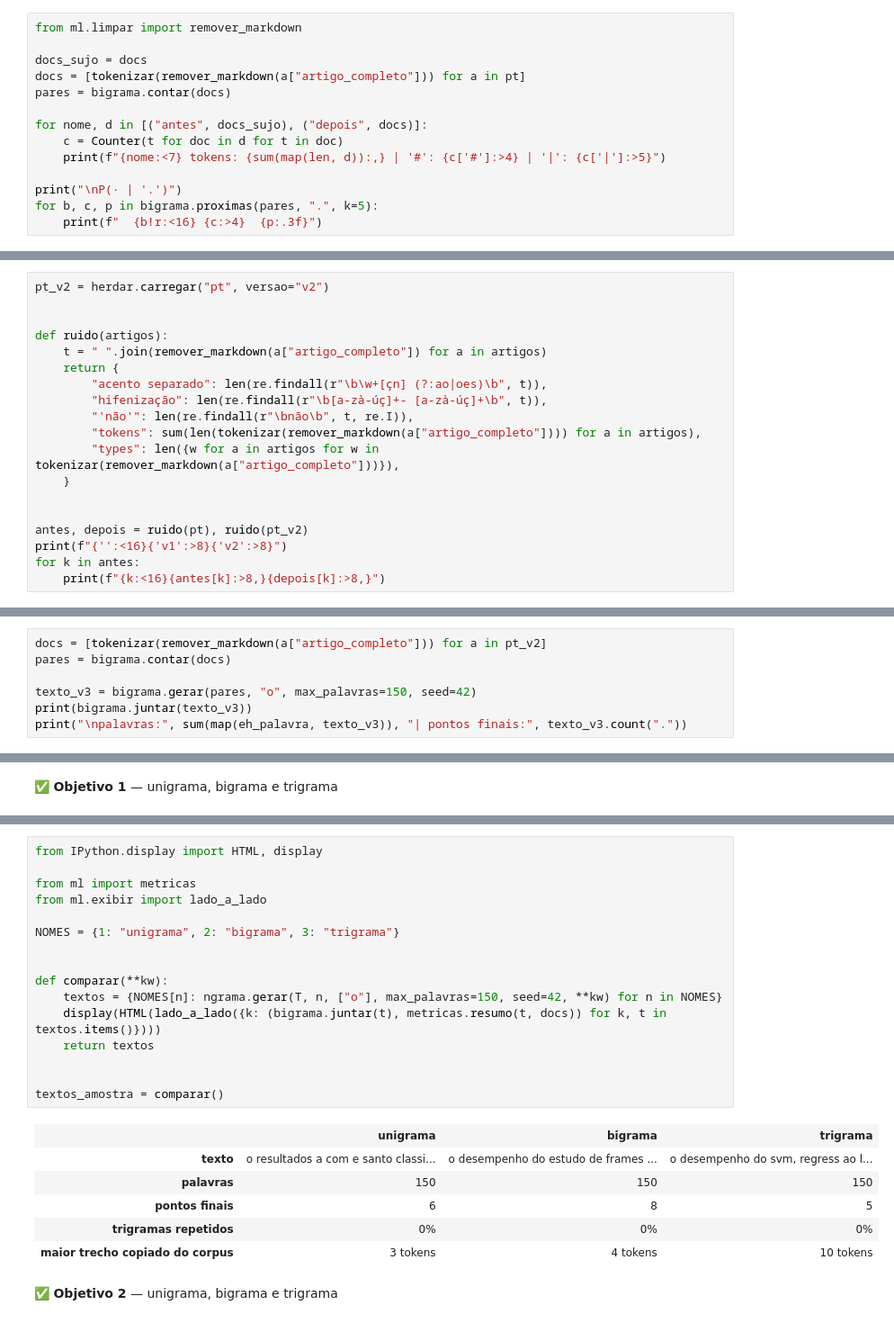
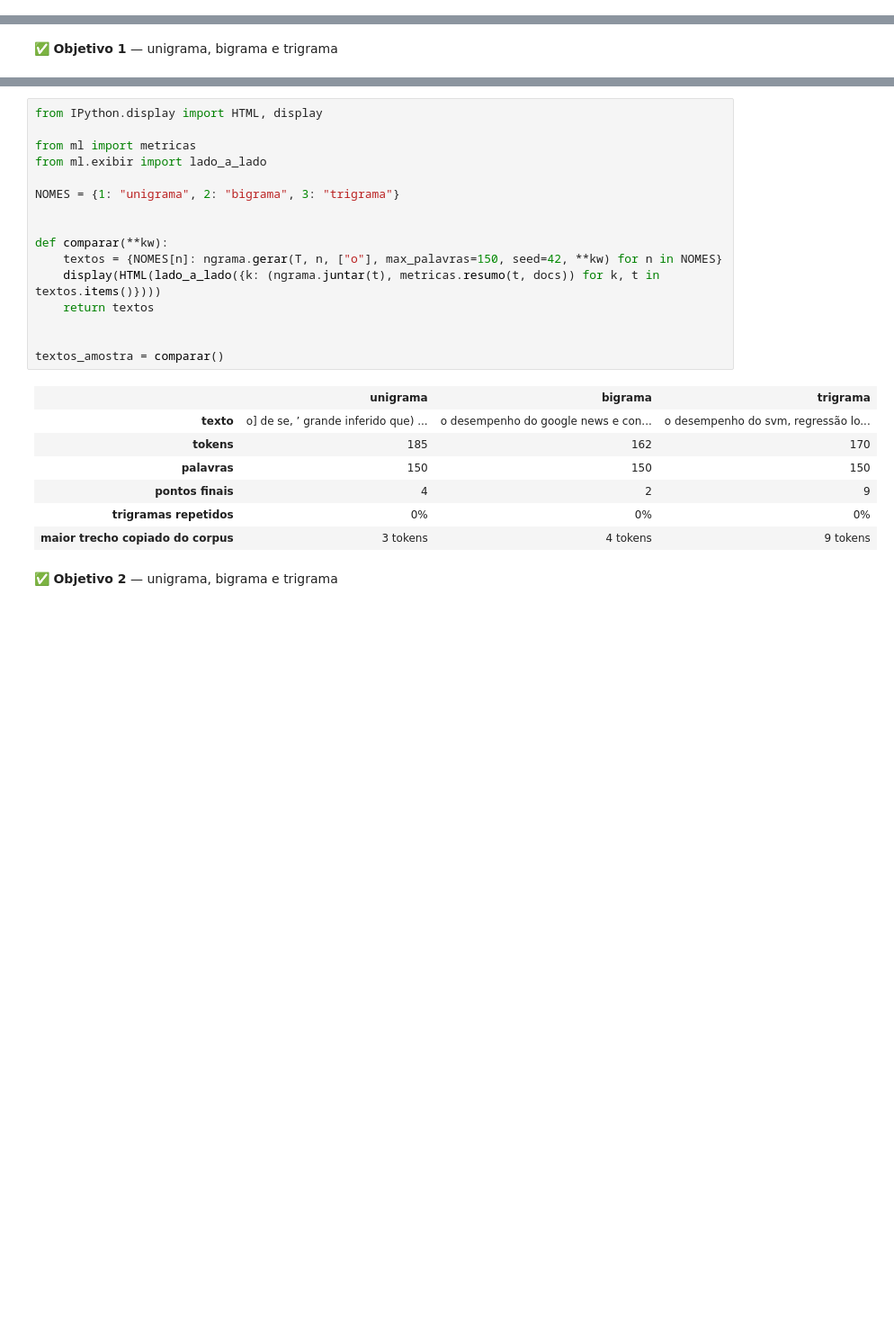
Before and after one commit to joaoleahy/topicos-banco-de-dados-ii, a Jupyter notebook: pratica-2-ngramas/notebook.ipynb, the cells around one changed output, grey strips where cells are left out. Shown at 90% size. Cells and saved outputs as stored; diff of their text form; blank space fills up the shorter version.

```diff
--- a/pratica-2-ngramas/notebook.ipynb
+++ b/pratica-2-ngramas/notebook.ipynb
@@ -177,14 +71,0 @@ só apagar o '#': ['3', '.', '1', '.', 'criação', 'dos', 'catálogos']
-# %%
-from ml.limpar import remover_markdown
-
-docs_sujo = docs
-docs = [tokenizar(remover_markdown(a["artigo_completo"])) for a in pt]
-pares = bigrama.contar(docs)
-
-for nome, d in [("antes", docs_sujo), ("depois", docs)]:
-    c = Counter(t for doc in d for t in doc)
-    print(f"{nome:<7} tokens: {sum(map(len, d)):,} | '#': {c['#']:>4} | '|': {c['|']:>5}")
-
-print("\nP(· | '.')")
-for b, c, p in bigrama.proximas(pares, ".", k=5):
-    print(f"  {b!r:<16} {c:>4}  {p:.3f}")
@@ -292,19 +71,0 @@ léxico: 1450 formas acentuadas | ex.: {'analise': 'análise', 'nao': 'não', 's
-# %%
-pt_v2 = herdar.carregar("pt", versao="v2")
-
-
-def ruido(artigos):
-    t = " ".join(remover_markdown(a["artigo_completo"]) for a in artigos)
-    return {
-        "acento separado": len(re.findall(r"\b\w+[çn] (?:ao|oes)\b", t)),
-        "hifenização": len(re.findall(r"\b[a-zà-úç]+- [a-zà-úç]+\b", t)),
-        "'não'": len(re.findall(r"\bnão\b", t, re.I)),
-        "tokens": sum(len(tokenizar(remover_markdown(a["artigo_completo"]))) for a in artigos),
-        "types": len({w for a in artigos for w in tokenizar(remover_markdown(a["artigo_completo"]))}),
-    }
-
-
-antes, depois = ruido(pt), ruido(pt_v2)
-print(f"{'':<16}{'v1':>8}{'v2':>8}")
-for k in antes:
-    print(f"{k:<16}{antes[k]:>8,}{depois[k]:>8,}")
@@ -328,7 +71,0 @@ for s in ["dist ˆ ancia", "m ´ etricas"]:
-# %%
-docs = [tokenizar(remover_markdown(a["artigo_completo"])) for a in pt_v2]
-pares = bigrama.contar(docs)
-
-texto_v3 = bigrama.gerar(pares, "o", max_palavras=150, seed=42)
-print(bigrama.juntar(texto_v3))
-print("\npalavras:", sum(map(eh_palavra, texto_v3)), "| pontos finais:", texto_v3.count("."))
@@ -381,26 +112,27 @@ trigrama        35,501        55,722       523,216,931,112    0.00001%
 # %%
 from IPython.display import HTML, display
 
 from ml import metricas
 from ml.exibir import lado_a_lado
 
 NOMES = {1: "unigrama", 2: "bigrama", 3: "trigrama"}
 
 
 def comparar(**kw):
     textos = {NOMES[n]: ngrama.gerar(T, n, ["o"], max_palavras=150, seed=42, **kw) for n in NOMES}
-    display(HTML(lado_a_lado({k: (bigrama.juntar(t), metricas.resumo(t, docs)) for k, t in textos.items()})))
+    display(HTML(lado_a_lado({k: (ngrama.juntar(t), metricas.resumo(t, docs)) for k, t in textos.items()})))
     return textos
 
 
 textos_amostra = comparar()
 # %% [output]
 |  | unigrama | bigrama | trigrama |
-| texto | o resultados a com e santo classi... | o desempenho do estudo de frames ... | o desempenho do svm, regress ao l... |
+| texto | o] de se, ’ grande inferido que) ... | o desempenho do google news e con... | o desempenho do svm, regressão lo... |
+| tokens | 185 | 162 | 170 |
 | palavras | 150 | 150 | 150 |
-| pontos finais | 6 | 8 | 5 |
+| pontos finais | 4 | 2 | 9 |
 | trigramas repetidos | 0% | 0% | 0% |
-| maior trecho copiado do corpus | 3 tokens | 4 tokens | 10 tokens |
+| maior trecho copiado do corpus | 3 tokens | 4 tokens | 9 tokens |
 # %% [markdown]
 ✅ **Objetivo 2** — unigrama, bigrama e trigrama
 # %% [markdown]
```
Also changed, not shown: parts of 56 cells of this notebook, 12 other files.
